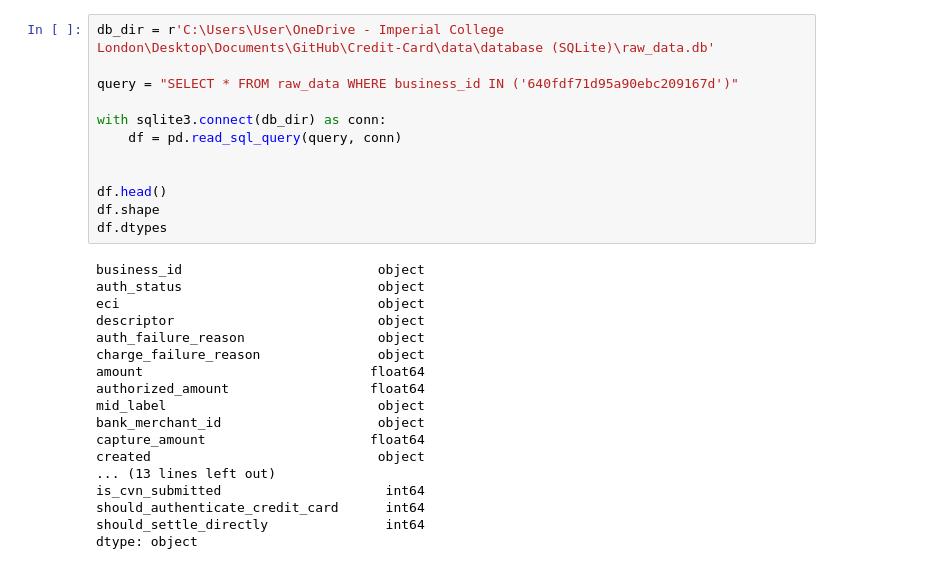
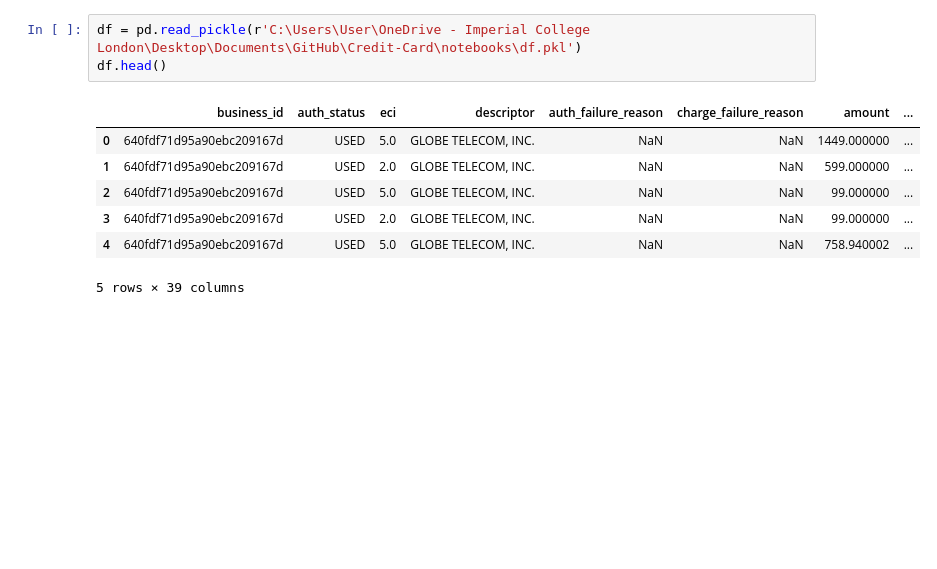
Before and after one commit to shikivaahan/Credit-Card, a Jupyter notebook: notebooks/00_playground.ipynb, the cells around one changed output. Cells and saved outputs as stored; diff of their text form; blank space fills up the shorter version.

```diff
--- a/notebooks/00_playground.ipynb
+++ b/notebooks/00_playground.ipynb
@@ -26,30 +26,11 @@ gc.collect()
 # %%
-db_dir = r'C:\Users\User\OneDrive - Imperial College London\Desktop\Documents\GitHub\Credit-Card\data\database (SQLite)\raw_data.db'
-
-query = "SELECT * FROM raw_data WHERE business_id IN ('640fdf71d95a90ebc209167d')"
-
-with sqlite3.connect(db_dir) as conn:
-    df = pd.read_sql_query(query, conn)
-
-
+df = pd.read_pickle(r'C:\Users\User\OneDrive - Imperial College London\Desktop\Documents\GitHub\Credit-Card\notebooks\df.pkl')
 df.head()
-df.shape
-df.dtypes
 # %% [output]
+|  | business_id | auth_status | eci | descriptor | auth_failure_reason | charge_failure_reason | amount | ... |
+| 0 | 640fdf71d95a90ebc209167d | USED | 5.0 | GLOBE TELECOM, INC. | NaN | NaN | 1449.000000 | ... |
+| 1 | 640fdf71d95a90ebc209167d | USED | 2.0 | GLOBE TELECOM, INC. | NaN | NaN | 599.000000 | ... |
+| 2 | 640fdf71d95a90ebc209167d | USED | 5.0 | GLOBE TELECOM, INC. | NaN | NaN | 99.000000 | ... |
+| 3 | 640fdf71d95a90ebc209167d | USED | 2.0 | GLOBE TELECOM, INC. | NaN | NaN | 99.000000 | ... |
+| 4 | 640fdf71d95a90ebc209167d | USED | 5.0 | GLOBE TELECOM, INC. | NaN | NaN | 758.940002 | ... |
-business_id                         object
-auth_status                         object
-eci                                 object
-descriptor                          object
-auth_failure_reason                 object
-charge_failure_reason               object
-amount                             float64
-authorized_amount                  float64
-mid_label                           object
-bank_merchant_id                    object
-capture_amount                     float64
-created                             object
-... (13 lines left out)
-is_cvn_submitted                     int64
-should_authenticate_credit_card      int64
-should_settle_directly               int64
-dtype: object
+5 rows × 39 columns
```
Also changed, not shown: parts of 10 cells of this notebook, 3 other files.
